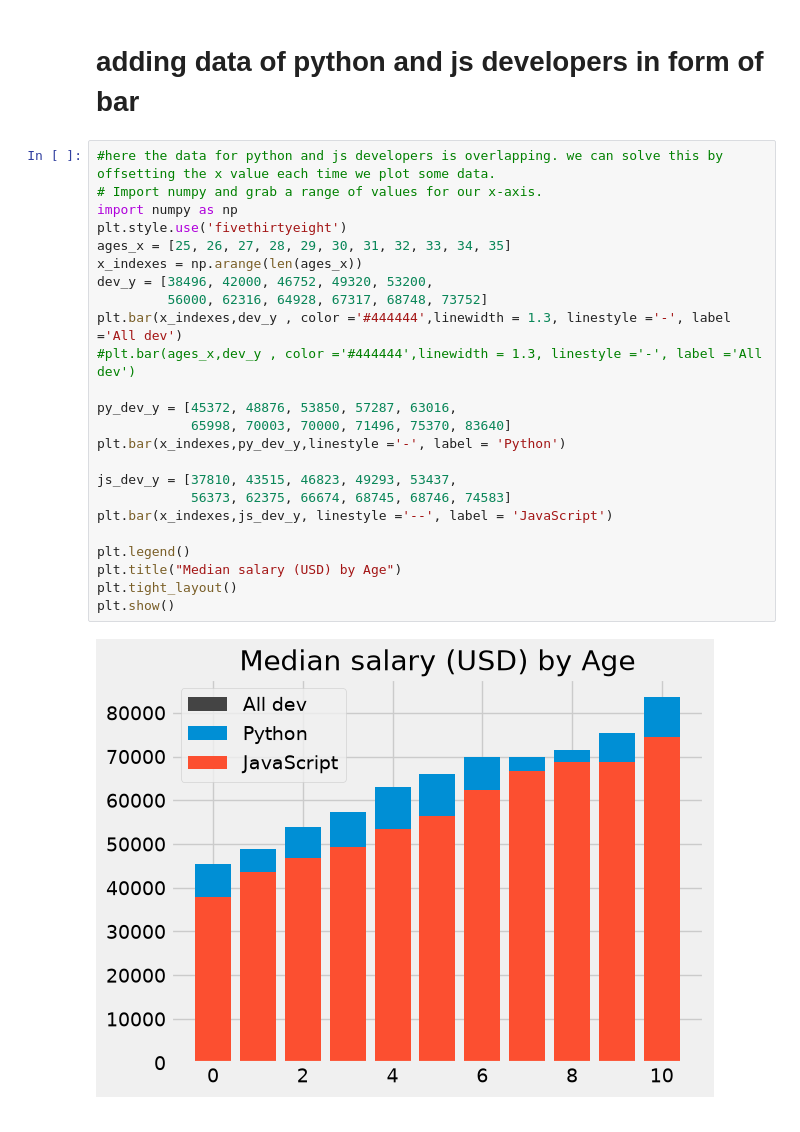
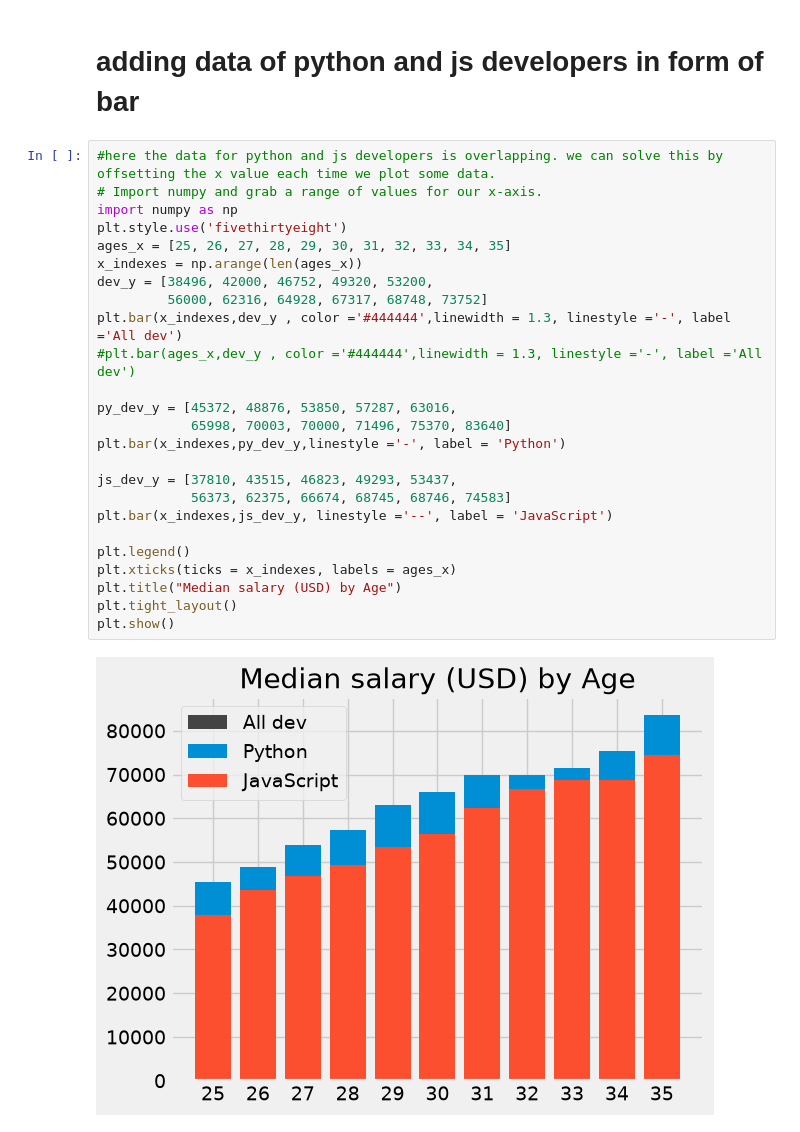
Before and after one commit to certifiedslidder-sudo/Matplotlib, a Jupyter notebook: BarCharts_csv.ipynb, the cells around one changed output. Saved outputs shown, nothing was run; the diff lists cells and outputs as text.

```diff
--- a/BarCharts_csv.ipynb
+++ b/BarCharts_csv.ipynb
@@ -43,26 +43,27 @@ plt.show()
 # %%
 #here the data for python and js developers is overlapping. we can solve this by offsetting the x value each time we plot some data.
 # Import numpy and grab a range of values for our x-axis.
 import numpy as np
 plt.style.use('fivethirtyeight')
 ages_x = [25, 26, 27, 28, 29, 30, 31, 32, 33, 34, 35]
 x_indexes = np.arange(len(ages_x))
 dev_y = [38496, 42000, 46752, 49320, 53200,
          56000, 62316, 64928, 67317, 68748, 73752]
 plt.bar(x_indexes,dev_y , color ='#444444',linewidth = 1.3, linestyle ='-', label ='All dev')
 #plt.bar(ages_x,dev_y , color ='#444444',linewidth = 1.3, linestyle ='-', label ='All dev')
 
 py_dev_y = [45372, 48876, 53850, 57287, 63016,
             65998, 70003, 70000, 71496, 75370, 83640]
 plt.bar(x_indexes,py_dev_y,linestyle ='-', label = 'Python')
 
 js_dev_y = [37810, 43515, 46823, 49293, 53437,
             56373, 62375, 66674, 68745, 68746, 74583]
 plt.bar(x_indexes,js_dev_y, linestyle ='--', label = 'JavaScript')
 
 plt.legend()
+plt.xticks(ticks = x_indexes, labels = ages_x)
 plt.title("Median salary (USD) by Age")
 plt.tight_layout()
 plt.show()
 # %% [output]
-[figure, old version]
+[figure, new version]
```
Also changed, not shown: parts of 2 cells of this notebook, 2 other files.
